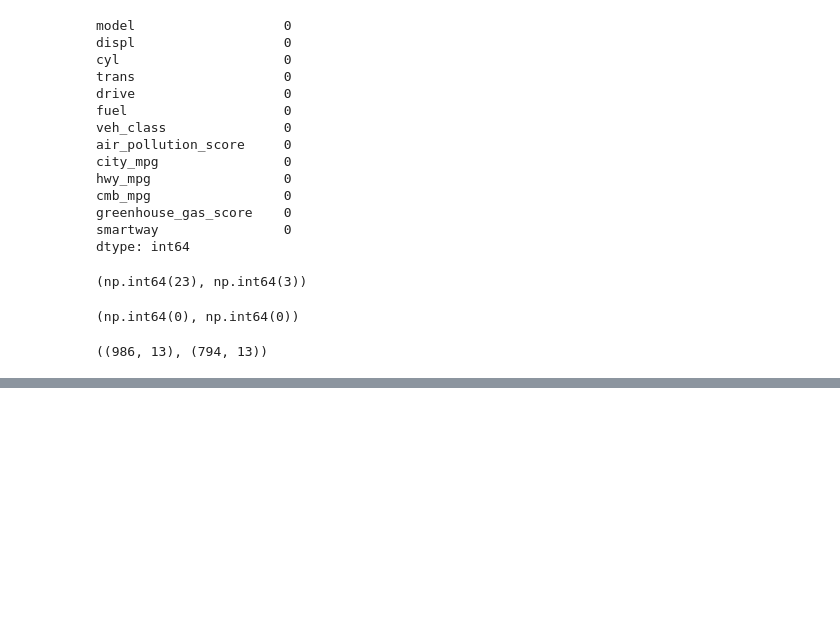
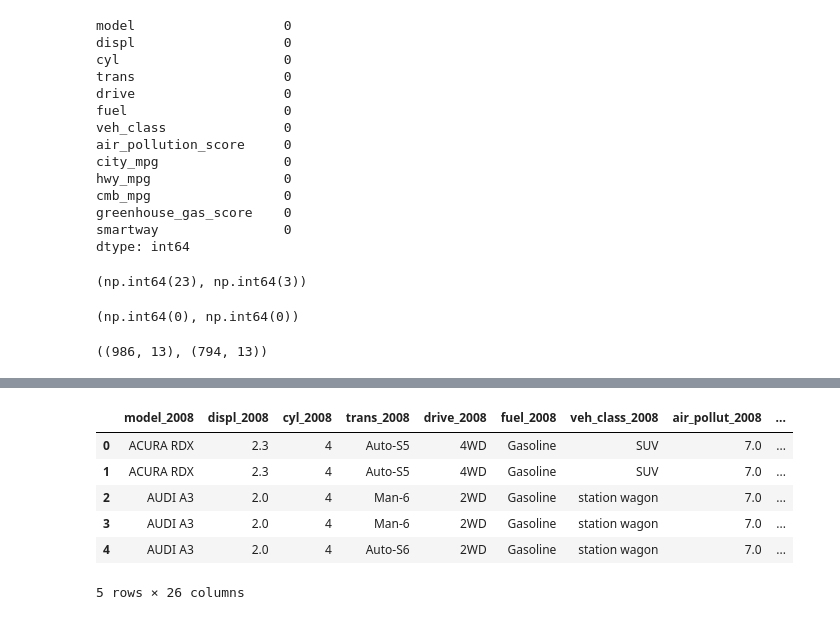
Before and after one commit to slimseidl/DataScience, a Jupyter notebook: DataAnalysisWithTools/pandasAndNumPy/FuelEco/FuelEconomy.ipynb, the cells around one changed output, grey strips where cells are left out. Saved outputs shown, nothing was run; the diff lists cells and outputs as text; code cells hidden in the pictures; blank space fills up the shorter version.

```diff
--- a/DataAnalysisWithTools/pandasAndNumPy/FuelEco/FuelEconomy.ipynb
+++ b/DataAnalysisWithTools/pandasAndNumPy/FuelEco/FuelEconomy.ipynb
@@ -244,0 +750,21 @@ df_08.shape, df_18.shape
+# %%
+import pandas as pd
+
+df_08 = pd.read_csv('clean_08.csv')
+df_18 = pd.read_csv('clean_18.csv')
+# %%
+# renaming 08 cols to distinguish
+df_08.rename(columns=lambda x: x[:10] + "_2008",inplace=True)
+# %%
+# inner joining the dfs
+df_combined = pd.merge(df_08,df_18,how="inner", left_on="model_2008",right_on="model")
+# %%
+df_combined.head(5)
+# %% [output]
+|  | model_2008 | displ_2008 | cyl_2008 | trans_2008 | drive_2008 | fuel_2008 | veh_class_2008 | air_pollut_2008 | ... |
+| 0 | ACURA RDX | 2.3 | 4 | Auto-S5 | 4WD | Gasoline | SUV | 7.0 | ... |
+| 1 | ACURA RDX | 2.3 | 4 | Auto-S5 | 4WD | Gasoline | SUV | 7.0 | ... |
+| 2 | AUDI A3 | 2.0 | 4 | Man-6 | 2WD | Gasoline | station wagon | 7.0 | ... |
+| 3 | AUDI A3 | 2.0 | 4 | Man-6 | 2WD | Gasoline | station wagon | 7.0 | ... |
+| 4 | AUDI A3 | 2.0 | 4 | Auto-S6 | 2WD | Gasoline | station wagon | 7.0 | ... |
+5 rows × 26 columns
```
Also changed, not shown: parts of 88 cells of this notebook, 5 other files.
